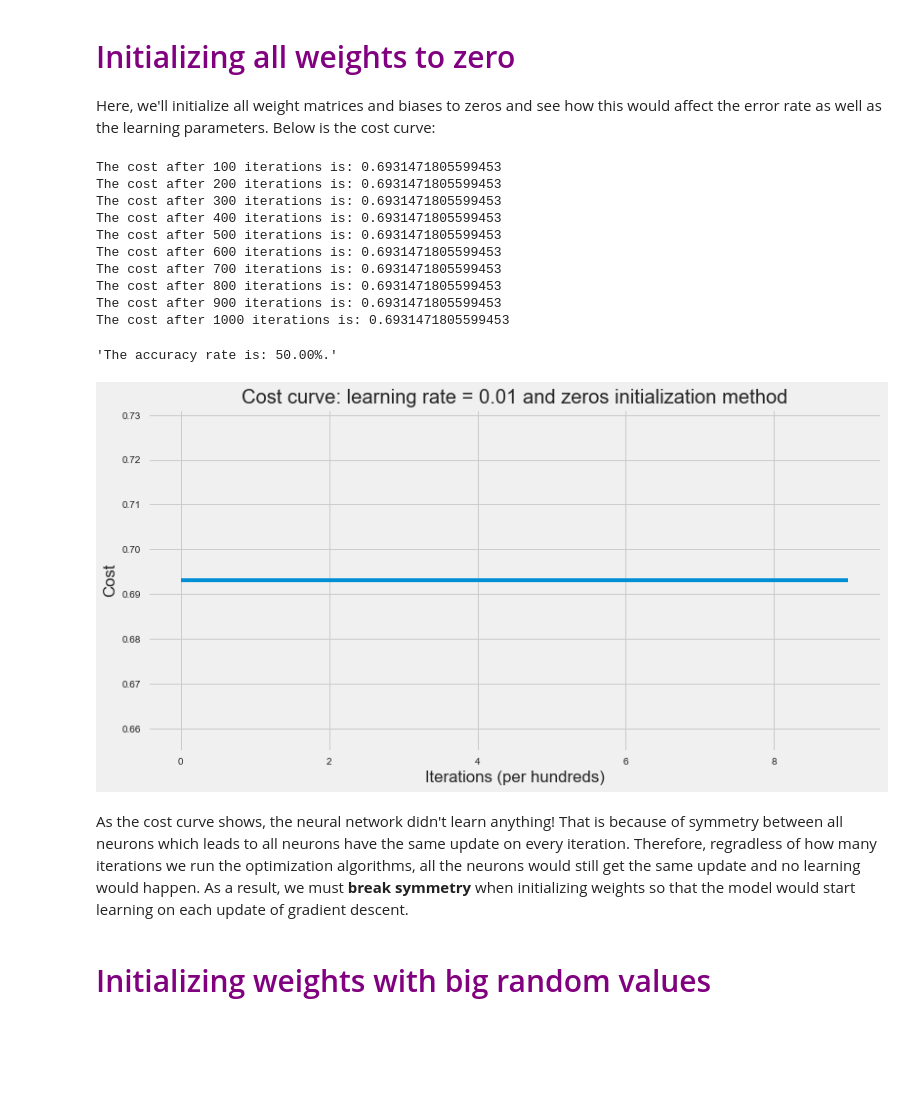
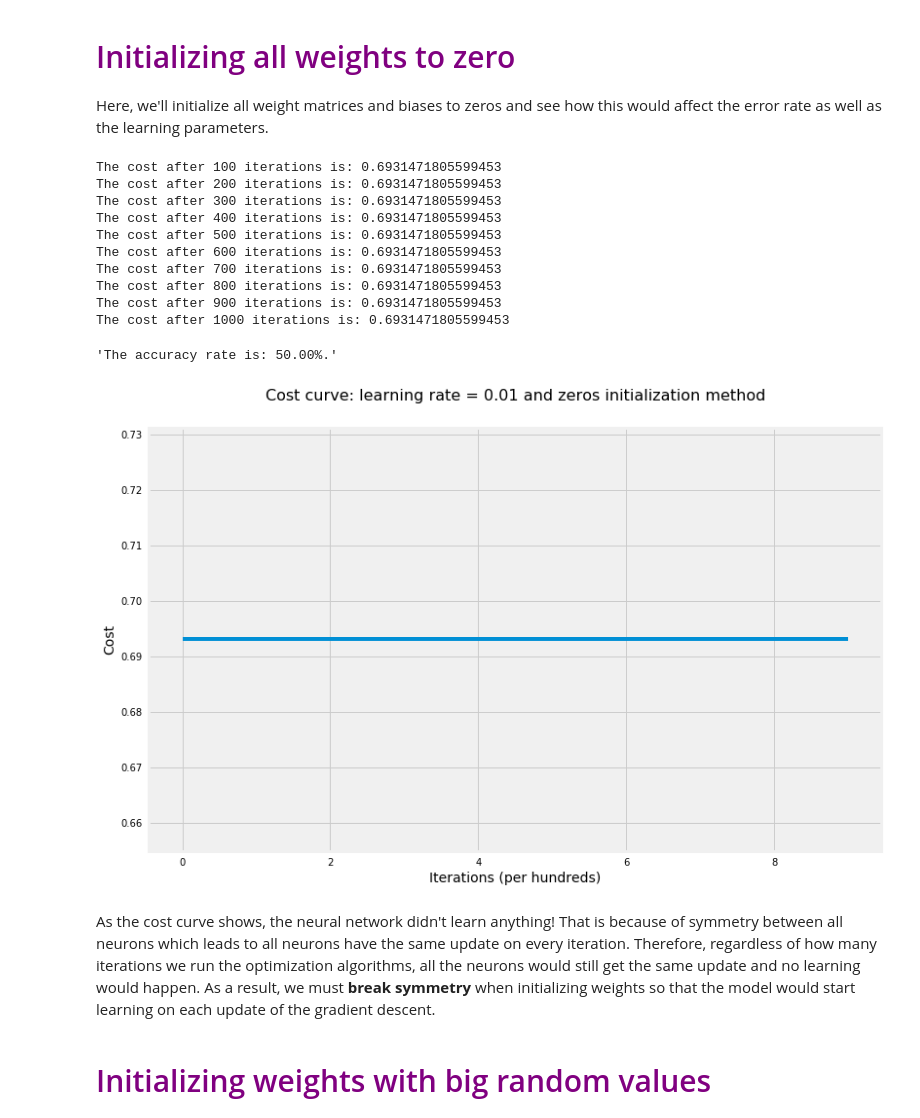
Before and after one commit to ImadDabbura/Deep-Learning, a Jupyter notebook: notebooks/Parameters-Initialization.ipynb, the cells around one changed output. Cells and saved outputs as stored; diff of their text form; code cells hidden in the pictures; blank space fills up the shorter version.

```diff
--- a/notebooks/Parameters-Initialization.ipynb
+++ b/notebooks/Parameters-Initialization.ipynb
@@ -22,7 +22,6 @@ To illustrate the above cases, we'll use the cats vs dogs dataset which consists
 Let's first load the data and show a sample of two images before we start the helper functions.
 # %%
 # Loading packages
-import os as os
 import sys
 
 import h5py
@@ -30,8 +29,8 @@ import matplotlib.pyplot as plt
 import numpy as np
 import seaborn as sns
 
-os.chdir("../scripts/")
-from coding_deep_neural_network_from_scratch import (L_model_forward,
+sys.path.append("../scripts/")
+from coding_neural_network_from_scratch import (L_model_forward,
                                                      compute_cost,
                                                      L_model_backward,
                                                      update_parameters,
@@ -41,7 +40,6 @@ from load_dataset import load_dataset_catvsdog
 %matplotlib inline
 sns.set_context("notebook")
 plt.style.use("fivethirtyeight")
-plt.rcParams['figure.figsize'] = (12, 6)
 # %%
 X, Y = load_dataset_catvsdog("../data")
 
@@ -215,28 +233,29 @@ def model(X, Y, layers_dims, learning_rate=0.01, num_iterations=1000,
 Initializing all weights to zero
 </h2>
 # %% [markdown]
-Here, we'll initialize all weight matrices and biases to zeros and see how this would affect the error rate as well as the learning parameters. Below is the cost curve:
+Here, we'll initialize all weight matrices and biases to zeros and see how this would affect the error rate as well as the learning parameters.
 # %%
 # train NN with zeros initialization weights
 layers_dims = [X.shape[0], 5, 5, 1]
-parameters = model(X, Y, layers_dims, hidden_layers_activation_fn="tanh", initialization_method="zeros")
+parameters = model(X, Y, layers_dims, hidden_layers_activation_fn="tanh",
+                   initialization_method="zeros")
 
 accuracy(X, parameters, Y,"tanh")
 # %% [output]
 The cost after 100 iterations is: 0.6931471805599453
 The cost after 200 iterations is: 0.6931471805599453
 The cost after 300 iterations is: 0.6931471805599453
 The cost after 400 iterations is: 0.6931471805599453
 The cost after 500 iterations is: 0.6931471805599453
 The cost after 600 iterations is: 0.6931471805599453
 The cost after 700 iterations is: 0.6931471805599453
 The cost after 800 iterations is: 0.6931471805599453
 The cost after 900 iterations is: 0.6931471805599453
 The cost after 1000 iterations is: 0.6931471805599453
 'The accuracy rate is: 50.00%.'
-[figure, old version]
+[figure, new version]
 # %% [markdown]
-As the cost curve shows, the neural network didn't learn anything! That is because of symmetry between all neurons which leads to all neurons have the same update on every iteration. Therefore, regradless of how many iterations we run the optimization algorithms, all the neurons would still get the same update and no learning would happen. As a result, we must **break symmetry** when initializing weights so that the model would start learning on each update of gradient descent.
+As the cost curve shows, the neural network didn't learn anything! That is because of symmetry between all neurons which leads to all neurons have the same update on every iteration. Therefore, regardless of how many iterations we run the optimization algorithms, all the neurons would still get the same update and no learning would happen. As a result, we must **break symmetry** when initializing weights so that the model would start learning on each update of the gradient descent.
 # %% [markdown]
 <h2 style="font-family: Georgia; font-size:2em;color:purple; font-style:bold">
 Initializing weights with big random values
```
Also changed, not shown: parts of 11 cells of this notebook.
